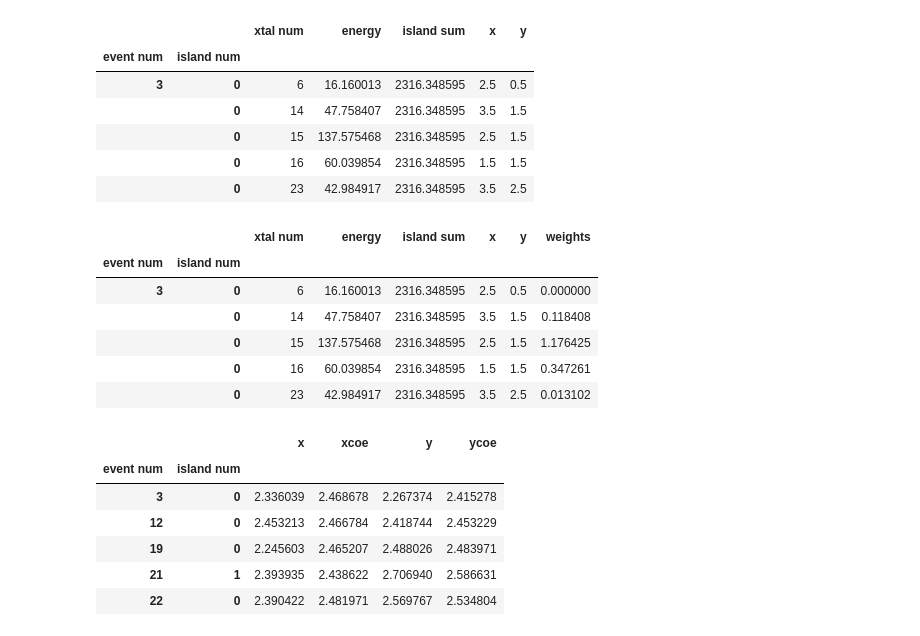
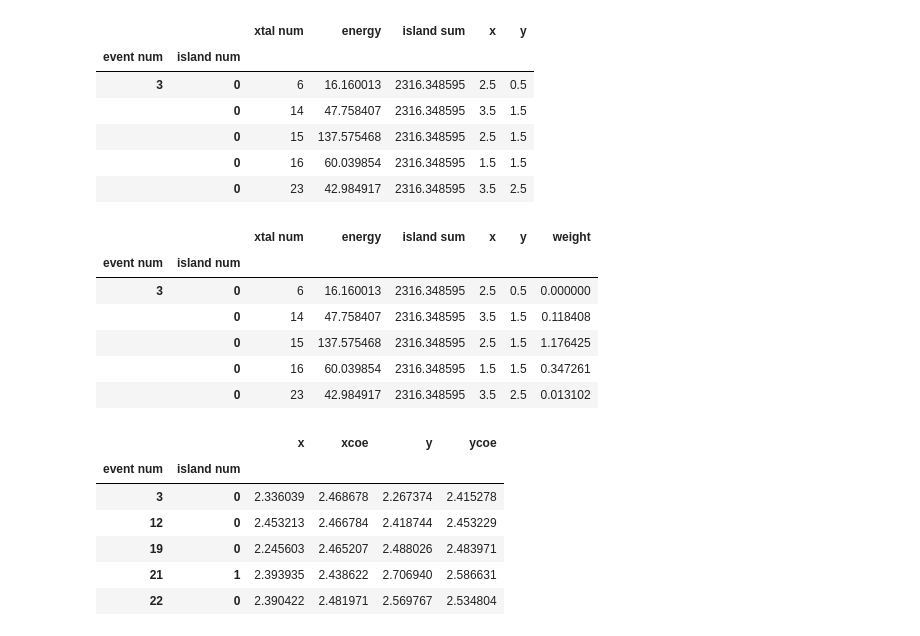
Before and after one commit to atfienberg/gm2-jupyter-notebooks, a Jupyter notebook: SLACWithPandas.ipynb, the cells around one changed output. Saved outputs shown, nothing was run; the diff lists cells and outputs as text; code cells hidden in the pictures.

```diff
--- a/SLACWithPandas.ipynb
+++ b/SLACWithPandas.ipynb
@@ -213,12 +213,12 @@ hit_stack.head()
 |  | 0 | 16 | 60.039854 | 2316.348595 | 1.5 | 1.5 |
 |  | 0 | 23 | 42.984917 | 2316.348595 | 3.5 | 2.5 |
 # %%
-# calculate weights
+# calculate weight
 w0 = 4.0
-hit_stack['weights'] = np.maximum(0,w0 + np.log(hit_stack.energy / hit_stack['island sum']))
+hit_stack['weight'] = np.maximum(0,w0 + np.log(hit_stack.energy / hit_stack['island sum']))
 hit_stack.head()
 # %% [output]
-|  |  | xtal num | energy | island sum | x | y | weights |
+|  |  | xtal num | energy | island sum | x | y | weight |
 | event num | island num |  |  |  |  |  |  |
 | 3 | 0 | 6 | 16.160013 | 2316.348595 | 2.5 | 0.5 | 0.000000 |
 |  | 0 | 14 | 47.758407 | 2316.348595 | 3.5 | 1.5 | 0.118408 |
```
Also changed, not shown: parts of 3 cells of this notebook.
